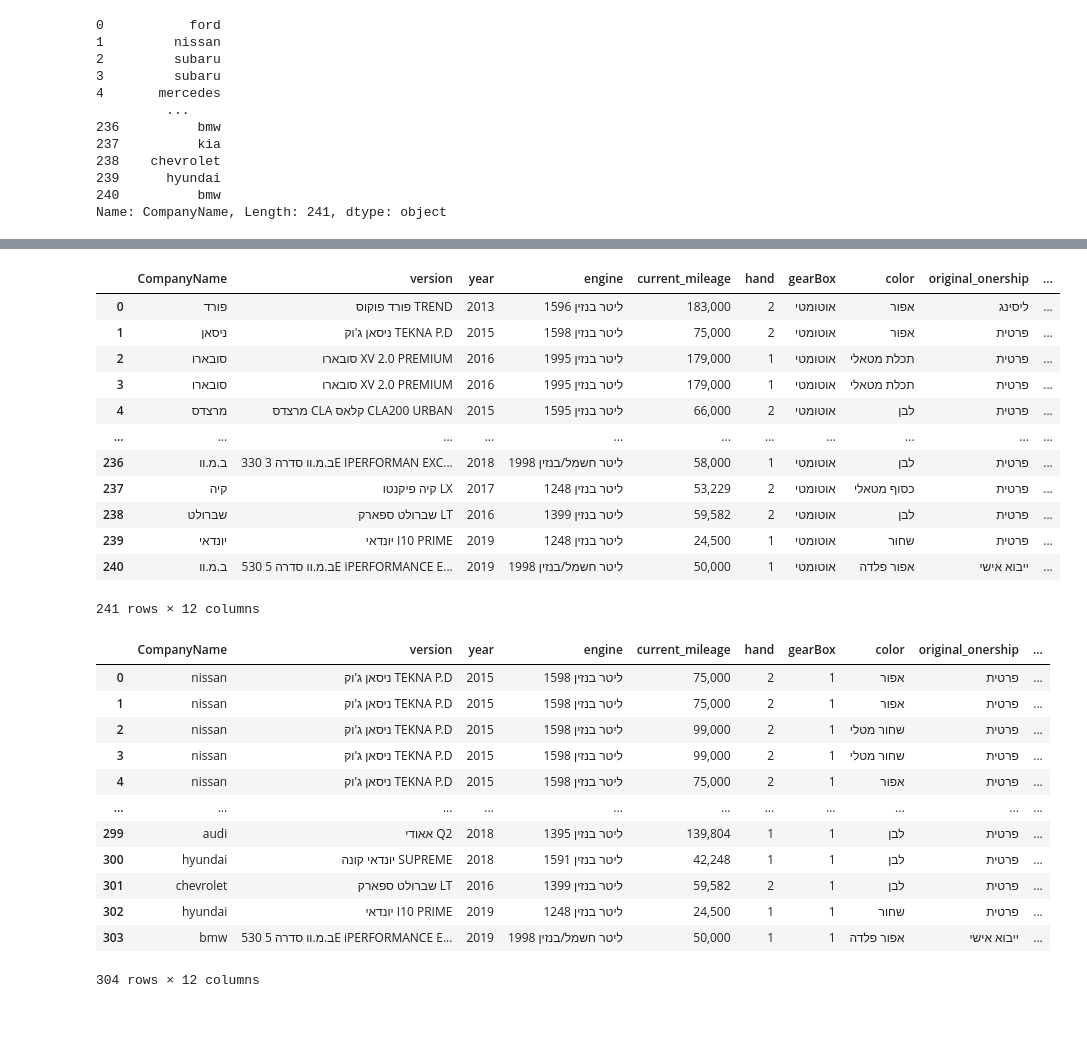
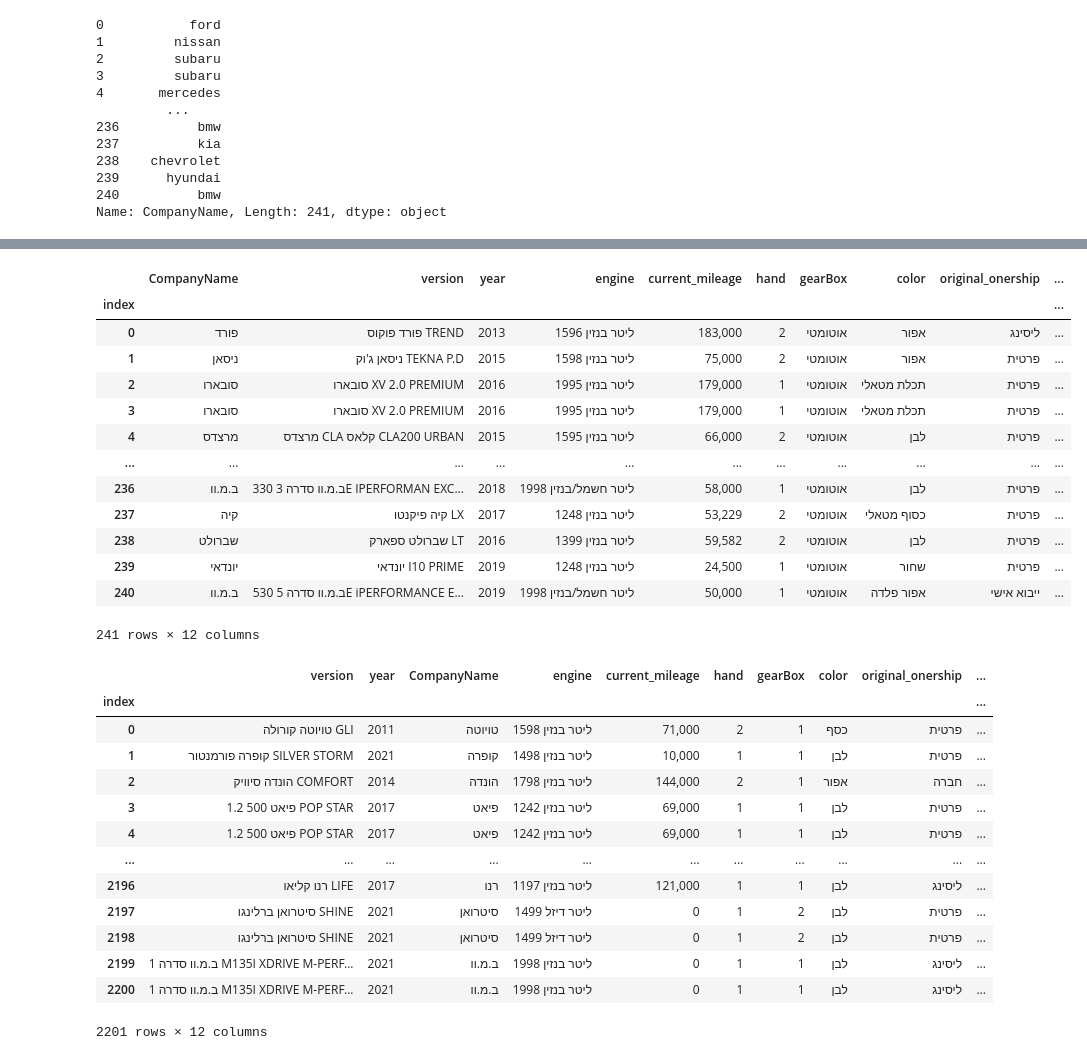
Before and after one commit to OrenAviya/project-semester-a, a Jupyter notebook: start_project_jup.ipynb, the cells around one changed output, grey strips where cells are left out. Drawn from its saved outputs; the diff is of its cells as text; code cells hidden in the pictures; blank space fills up the shorter version.

Commit message:
now there are 1550 different cars
but we need to continue with changing string columns to numeric

```diff
--- a/start_project_jup.ipynb
+++ b/start_project_jup.ipynb
@@ -346,11 +567,11 @@ cars['CompanyName']
 # %%
 #cars.to_csv('cars_data.csv'  )
 # %%
-cars = pd.read_csv(r'C:\Users\avoav\Introduction to Data Science\Project סמסטר א\project-semester-a\cars_data.csv')
-cars = cars.drop(columns=['Unnamed: 0' ]  )
+cars = pd.read_csv(r'C:\Users\avoav\Introduction to Data Science\Project סמסטר א\project-semester-a\cars_data.csv' , index_col  = 'index')
 cars
 # %% [output]
 |  | CompanyName | version | year | engine | current_mileage | hand | gearBox | color | original_onership | ... |
+| index |  |  |  |  |  |  |  |  |  | ... |
 | 0 | פורד | פורד פוקוס TREND | 2013 | 1596 ליטר בנזין | 183,000 | 2 | אוטומטי | אפור | ליסינג | ... |
 | 1 | ניסאן | ניסאן ג'וק TEKNA P.D | 2015 | 1598 ליטר בנזין | 75,000 | 2 | אוטומטי | אפור | פרטית | ... |
 | 2 | סובארו | סובארו XV 2.0 PREMIUM | 2016 | 1995 ליטר בנזין | 179,000 | 1 | אוטומטי | תכלת מטאלי | פרטית | ... |
@@ -375,19 +596,20 @@ cars.replace({'gearBox': 'אוטומטי' } , 1 , inplace = True)
 cars['next_test_in'] = cars['next_test_in'].apply(lambda x : x.split(' ')[0])
 cars
 # %% [output]
-|  | CompanyName | version | year | engine | current_mileage | hand | gearBox | color | original_onership | ... |
-| 0 | nissan | ניסאן ג'וק TEKNA P.D | 2015 | 1598 ליטר בנזין | 75,000 | 2 | 1 | אפור | פרטית | ... |
-| 1 | nissan | ניסאן ג'וק TEKNA P.D | 2015 | 1598 ליטר בנזין | 75,000 | 2 | 1 | אפור | פרטית | ... |
-| 2 | nissan | ניסאן ג'וק TEKNA P.D | 2015 | 1598 ליטר בנזין | 99,000 | 2 | 1 | שחור מטלי | פרטית | ... |
-| 3 | nissan | ניסאן ג'וק TEKNA P.D | 2015 | 1598 ליטר בנזין | 99,000 | 2 | 1 | שחור מטלי | פרטית | ... |
-| 4 | nissan | ניסאן ג'וק TEKNA P.D | 2015 | 1598 ליטר בנזין | 75,000 | 2 | 1 | אפור | פרטית | ... |
+|  | version | year | CompanyName | engine | current_mileage | hand | gearBox | color | original_onership | ... |
+| index |  |  |  |  |  |  |  |  |  | ... |
+| 0 | טויוטה קורולה GLI | 2011 | טויוטה | 1598 ליטר בנזין | 71,000 | 2 | 1 | כסף | פרטית | ... |
+| 1 | קופרה פורמנטור SILVER STORM | 2021 | קופרה | 1498 ליטר בנזין | 10,000 | 1 | 1 | לבן | פרטית | ... |
+| 2 | הונדה סיוויק COMFORT | 2014 | הונדה | 1798 ליטר בנזין | 144,000 | 2 | 1 | אפור | חברה | ... |
+| 3 | פיאט 500 1.2 POP STAR | 2017 | פיאט | 1242 ליטר בנזין | 69,000 | 1 | 1 | לבן | פרטית | ... |
+| 4 | פיאט 500 1.2 POP STAR | 2017 | פיאט | 1242 ליטר בנזין | 69,000 | 1 | 1 | לבן | פרטית | ... |
 | ... | ... | ... | ... | ... | ... | ... | ... | ... | ... | ... |
-| 299 | audi | אאודי Q2 | 2018 | 1395 ליטר בנזין | 139,804 | 1 | 1 | לבן | פרטית | ... |
-| 300 | hyundai | יונדאי קונה SUPREME | 2018 | 1591 ליטר בנזין | 42,248 | 1 | 1 | לבן | פרטית | ... |
-| 301 | chevrolet | שברולט ספארק LT | 2016 | 1399 ליטר בנזין | 59,582 | 2 | 1 | לבן | פרטית | ... |
-| 302 | hyundai | יונדאי I10 PRIME | 2019 | 1248 ליטר בנזין | 24,500 | 1 | 1 | שחור | פרטית | ... |
-| 303 | bmw | ב.מ.וו סדרה 5 530E iPERFORMANCE E... | 2019 | 1998 ליטר חשמל/בנזין | 50,000 | 1 | 1 | אפור פלדה | ייבוא אישי | ... |
+| 2196 | רנו קליאו LIFE | 2017 | רנו | 1197 ליטר בנזין | 121,000 | 1 | 1 | לבן | ליסינג | ... |
+| 2197 | סיטרואן ברלינגו SHINE | 2021 | סיטרואן | 1499 ליטר דיזל | 0 | 1 | 2 | לבן | פרטית | ... |
+| 2198 | סיטרואן ברלינגו SHINE | 2021 | סיטרואן | 1499 ליטר דיזל | 0 | 1 | 2 | לבן | פרטית | ... |
+| 2199 | ב.מ.וו סדרה 1 M135I XDRIVE M-PERF... | 2021 | ב.מ.וו | 1998 ליטר בנזין | 0 | 1 | 1 | לבן | ליסינג | ... |
+| 2200 | ב.מ.וו סדרה 1 M135I XDRIVE M-PERF... | 2021 | ב.מ.וו | 1998 ליטר בנזין | 0 | 1 | 1 | לבן | ליסינג | ... |
-304 rows × 12 columns
+2201 rows × 12 columns
 # %%
 cars_fewColumns = cars.iloc[: , [0,2, 4 , 5 ,6  ,7, 9 ,10, 11]]
 #it's getting close to something we can work with...
```
Also changed, not shown: parts of 31 cells of this notebook.
